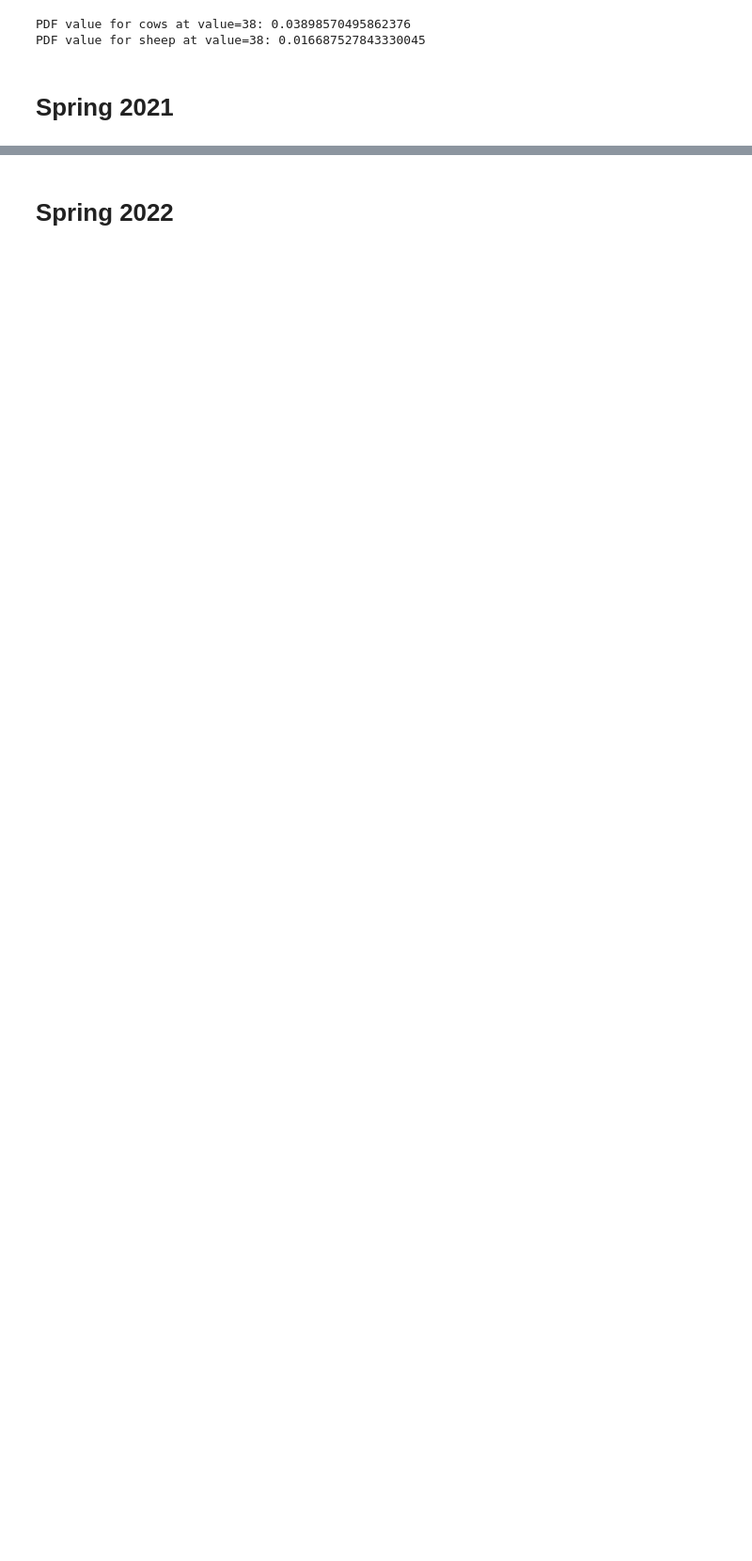
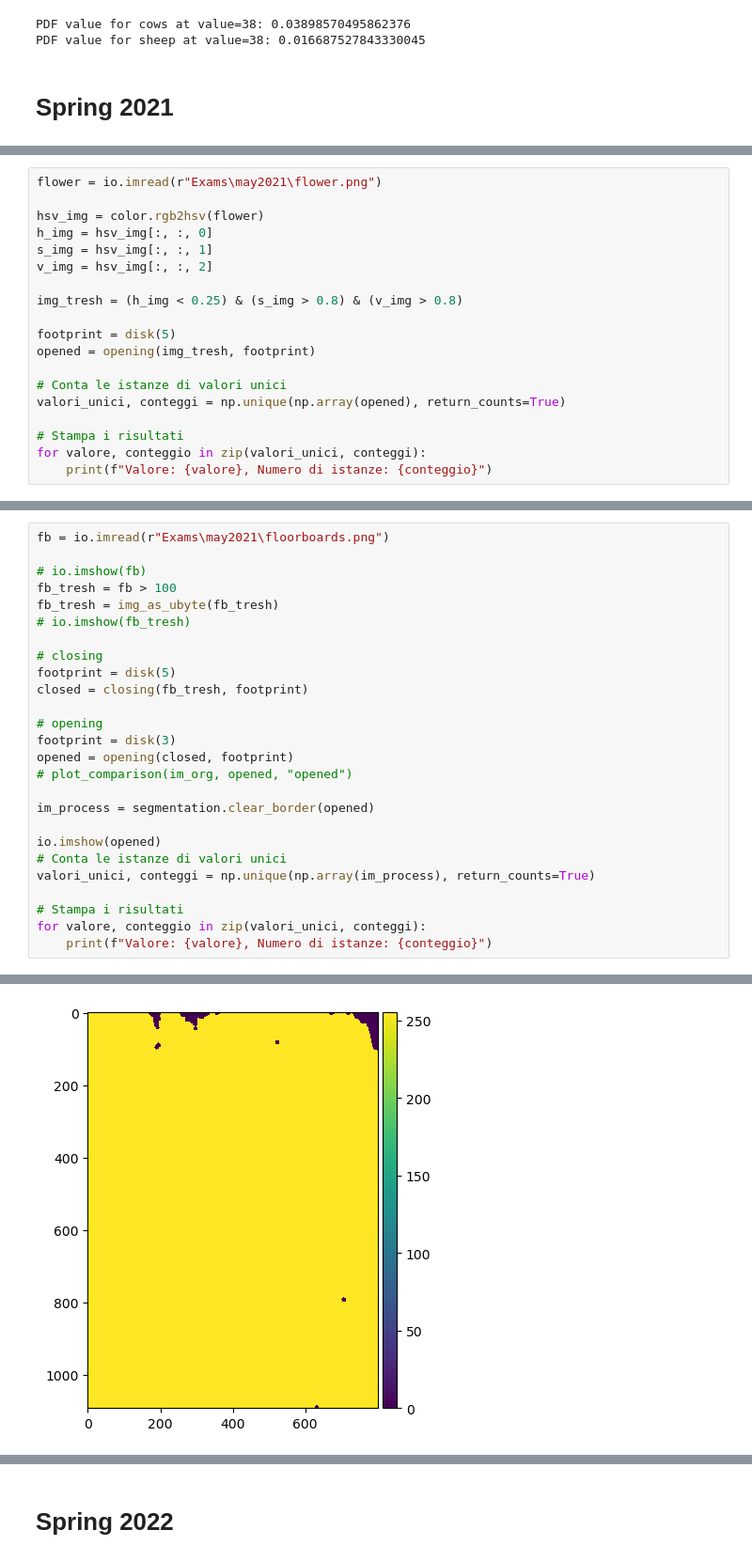
Before and after one commit to magolimbo/02502-Image-Analysis-Cheatsheet, a Jupyter notebook: Prova_sol.ipynb, the cells around one changed output, grey strips where cells are left out. Shown at 94% size. Drawn from its saved outputs; the diff is of its cells as text; blank space fills up the shorter version.

```diff
--- a/Prova_sol.ipynb
+++ b/Prova_sol.ipynb
@@ -1035,0 +1199,19 @@ PDF value for sheep at value=38: 0.016687527843330045
+# %%
+flower = io.imread(r"Exams\may2021\flower.png")
+
+hsv_img = color.rgb2hsv(flower)
+h_img = hsv_img[:, :, 0]
+s_img = hsv_img[:, :, 1]
+v_img = hsv_img[:, :, 2]
+
+img_tresh = (h_img < 0.25) & (s_img > 0.8) & (v_img > 0.8)
+
+footprint = disk(5)
+opened = opening(img_tresh, footprint)
+
+# Conta le istanze di valori unici
+valori_unici, conteggi = np.unique(np.array(opened), return_counts=True)
+
+# Stampa i risultati
+for valore, conteggio in zip(valori_unici, conteggi):
+    print(f"Valore: {valore}, Numero di istanze: {conteggio}")
@@ -1035,0 +1357,27 @@ PDF value for sheep at value=38: 0.016687527843330045
+# %%
+fb = io.imread(r"Exams\may2021\floorboards.png")
+
+# io.imshow(fb)
+fb_tresh = fb > 100
+fb_tresh = img_as_ubyte(fb_tresh)
+# io.imshow(fb_tresh)
+
+# closing
+footprint = disk(5)
+closed = closing(fb_tresh, footprint)
+
+# opening
+footprint = disk(3)
+opened = opening(closed, footprint)
+# plot_comparison(im_org, opened, "opened")
+
+im_process = segmentation.clear_border(opened)
+
+io.imshow(opened)
+# Conta le istanze di valori unici
+valori_unici, conteggi = np.unique(np.array(im_process), return_counts=True)
+
+# Stampa i risultati
+for valore, conteggio in zip(valori_unici, conteggi):
+    print(f"Valore: {valore}, Numero di istanze: {conteggio}")
+# %% [output]
@@ -1035,0 +1385 @@ PDF value for sheep at value=38: 0.016687527843330045
+[figure, added]
```
Also changed, not shown: parts of 41 cells of this notebook, 12 other files.
